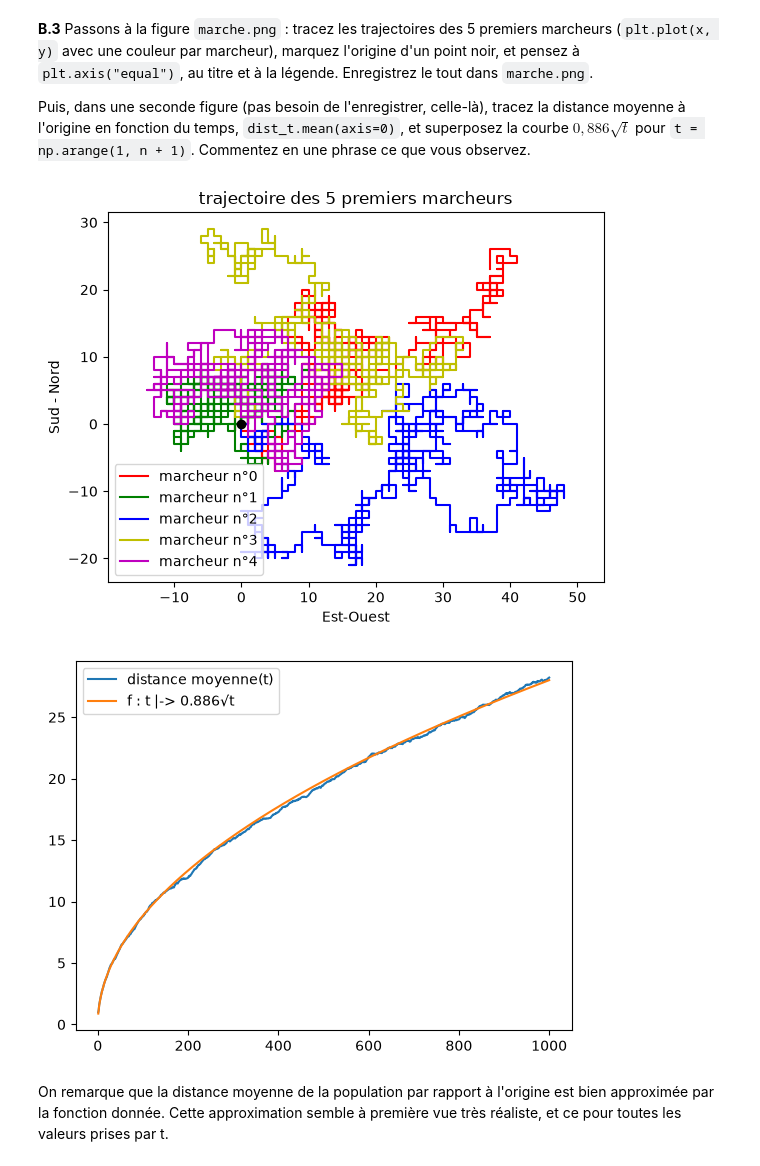
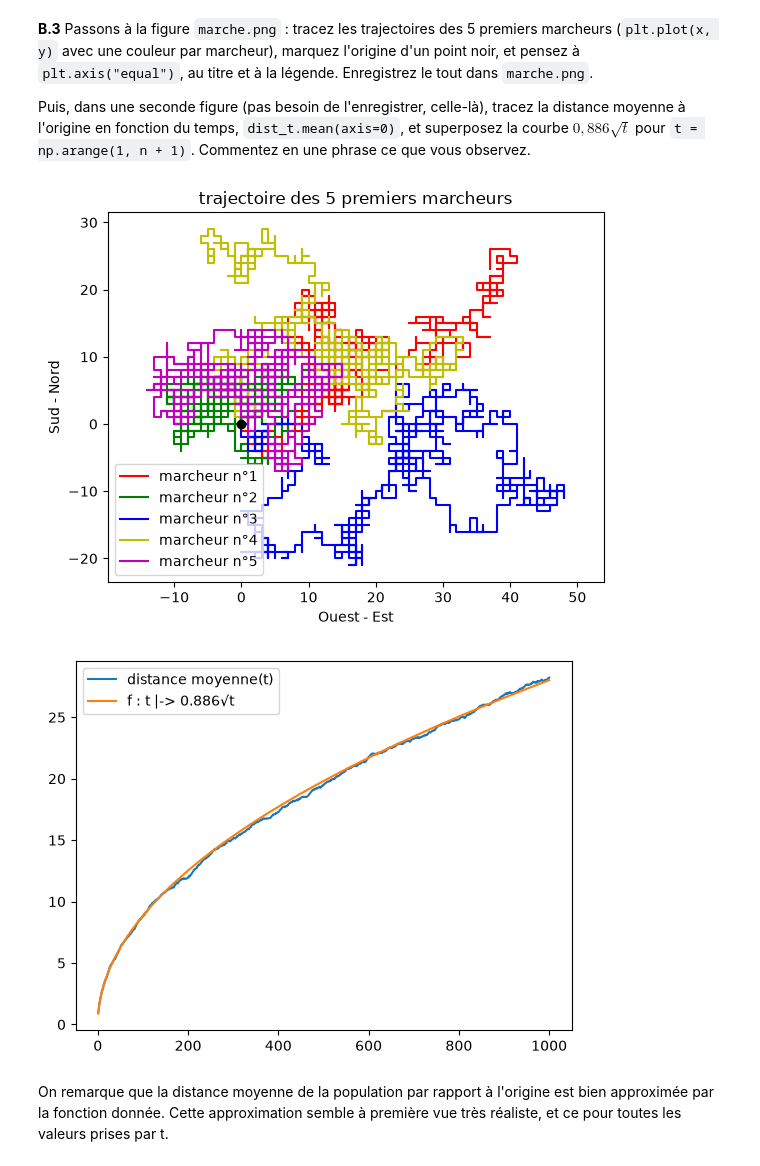
Before and after one commit to LucLesparre/pe-homework, a Jupyter notebook: D2/sujet.ipynb, the cells around one changed output. Cells and saved outputs as stored; diff of their text form; code cells hidden in the pictures.

```diff
--- a/D2/sujet.ipynb
+++ b/D2/sujet.ipynb
@@ -244,26 +243,26 @@ Puis, dans une seconde figure (pas besoin de l'enregistrer, celle-là), tracez l
 # %%
 plt.figure()
 plt.title("trajectoire des 5 premiers marcheurs")
 couleurs=['r','g','b','y','m']
 for i in range(5):
-    plt.plot(positions[i,:,0],positions[i,:,1],label='marcheur n°'+str(i),c=couleurs[i])
+    plt.plot(positions[i,:,0],positions[i,:,1],label='marcheur n°'+str(i+1),c=couleurs[i])
 plt.plot(0,0,marker='o',c='k')
 plt.legend()
-plt.xlabel('Est-Ouest')
+plt.xlabel('Ouest - Est')
 plt.ylabel('Sud - Nord')
 plt.axis('equal')
 plt.savefig('marche.png')
 plt.show()
 
 
 plt.figure()
 t=np.arange(1,n+1)
 plt.plot(t,dist_t.mean(axis=0),label="distance moyenne(t)")
 plt.plot(t, 0.886*np.sqrt(t), label="f : t |-> 0.886√t")
 plt.legend()
 plt.show()
 # %% [output]
-[figure, old version]
+[figure, new version]
 [figure]
 # %% [markdown]
 On remarque que la distance moyenne de la population par rapport à l'origine est bien approximée par la fonction donnée. Cette approximation semble à première vue très réaliste, et ce pour toutes les valeurs prises par t.
```
Also changed, not shown: parts of 15 cells of this notebook, 3 other files.
